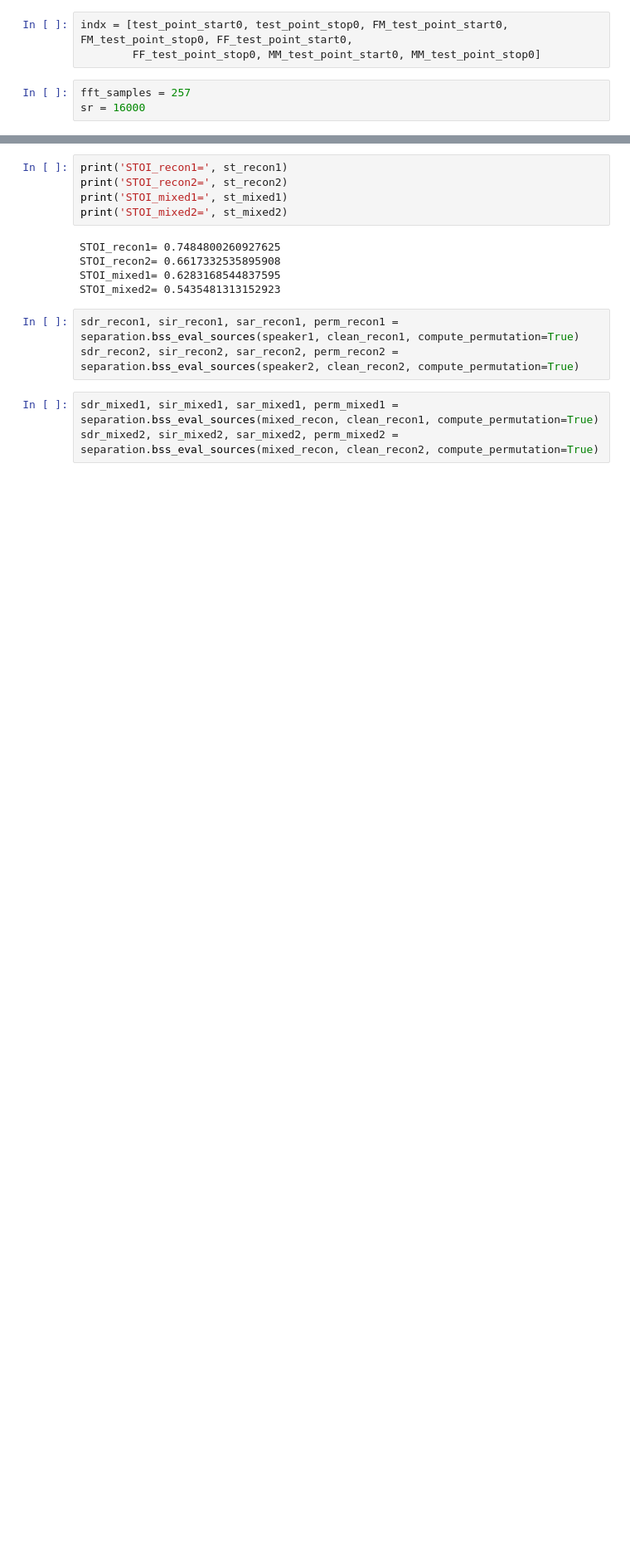
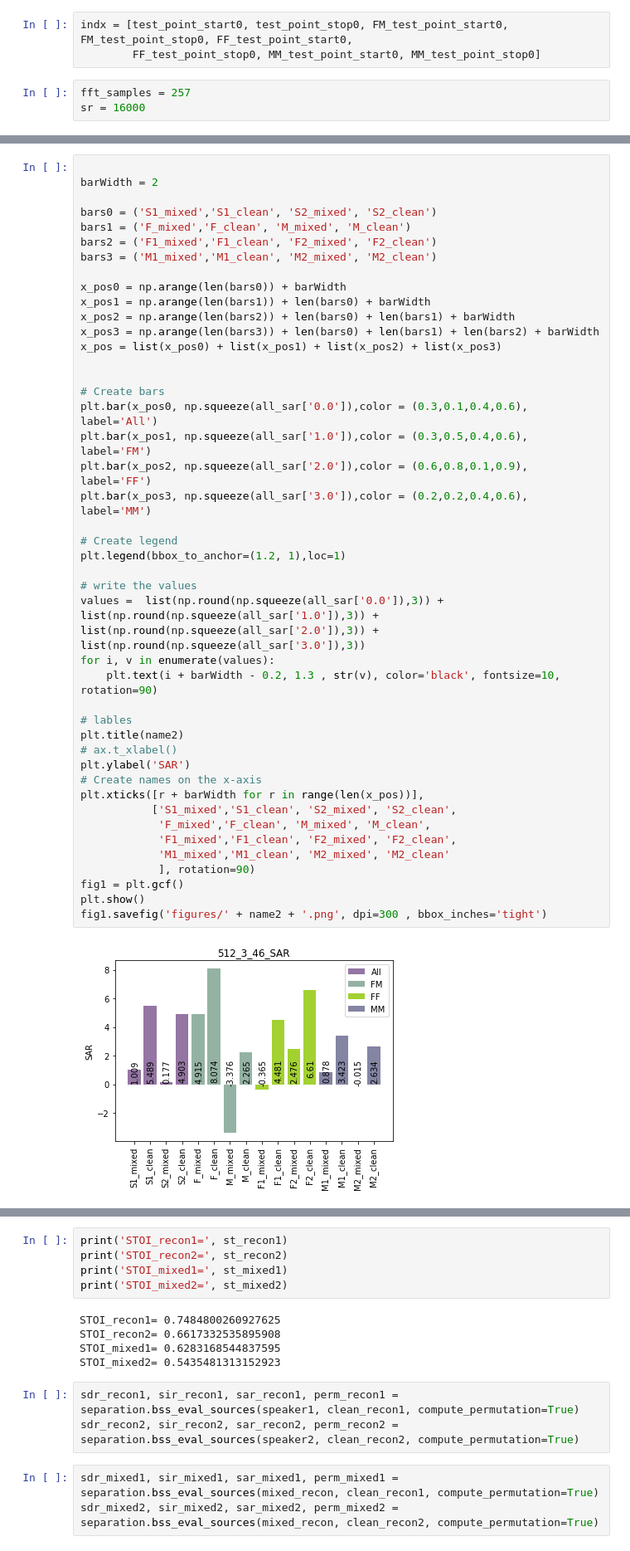
Before and after one commit to MajidNoorani/Thesis_codes, a Jupyter notebook: TSP_models_test_plot.ipynb, the cells around one changed output, grey strips where cells are left out. Shown at 83% size. Saved outputs shown, nothing was run; the diff lists cells and outputs as text; blank space fills up the shorter version.

```diff
--- a/TSP_models_test_plot.ipynb
+++ b/TSP_models_test_plot.ipynb
@@ -199,0 +385,46 @@ fig1.savefig('figures/' + name0 + '.png', dpi=300 , bbox_inches='tight')
+# %%
+
+barWidth = 2
+
+bars0 = ('S1_mixed','S1_clean', 'S2_mixed', 'S2_clean')
+bars1 = ('F_mixed','F_clean', 'M_mixed', 'M_clean')
+bars2 = ('F1_mixed','F1_clean', 'F2_mixed', 'F2_clean')
+bars3 = ('M1_mixed','M1_clean', 'M2_mixed', 'M2_clean')
+
+x_pos0 = np.arange(len(bars0)) + barWidth
+x_pos1 = np.arange(len(bars1)) + len(bars0) + barWidth
+x_pos2 = np.arange(len(bars2)) + len(bars0) + len(bars1) + barWidth
+x_pos3 = np.arange(len(bars3)) + len(bars0) + len(bars1) + len(bars2) + barWidth
+x_pos = list(x_pos0) + list(x_pos1) + list(x_pos2) + list(x_pos3)
+
+
+# Create bars
+plt.bar(x_pos0, np.squeeze(all_sar['0.0']),color = (0.3,0.1,0.4,0.6), label='All')
+plt.bar(x_pos1, np.squeeze(all_sar['1.0']),color = (0.3,0.5,0.4,0.6), label='FM')
+plt.bar(x_pos2, np.squeeze(all_sar['2.0']),color = (0.6,0.8,0.1,0.9), label='FF')
+plt.bar(x_pos3, np.squeeze(all_sar['3.0']),color = (0.2,0.2,0.4,0.6), label='MM')
+
+# Create legend
+plt.legend(bbox_to_anchor=(1.2, 1),loc=1)
+
+# write the values
+values =  list(np.round(np.squeeze(all_sar['0.0']),3)) + list(np.round(np.squeeze(all_sar['1.0']),3)) + list(np.round(np.squeeze(all_sar['2.0']),3)) + list(np.round(np.squeeze(all_sar['3.0']),3))
+for i, v in enumerate(values):
+    plt.text(i + barWidth - 0.2, 1.3 , str(v), color='black', fontsize=10, rotation=90)
+
+# lables
+plt.title(name2)
+# ax.t_xlabel()
+plt.ylabel('SAR')
+# Create names on the x-axis
+plt.xticks([r + barWidth for r in range(len(x_pos))],
+           ['S1_mixed','S1_clean', 'S2_mixed', 'S2_clean',
+            'F_mixed','F_clean', 'M_mixed', 'M_clean',
+            'F1_mixed','F1_clean', 'F2_mixed', 'F2_clean',
+            'M1_mixed','M1_clean', 'M2_mixed', 'M2_clean'
+            ], rotation=90)
+fig1 = plt.gcf()
+plt.show()
+fig1.savefig('figures/' + name2 + '.png', dpi=300 , bbox_inches='tight')
+# %% [output]
+[figure, added]
```
Also changed, not shown: parts of 25 cells of this notebook, 14 other files.
